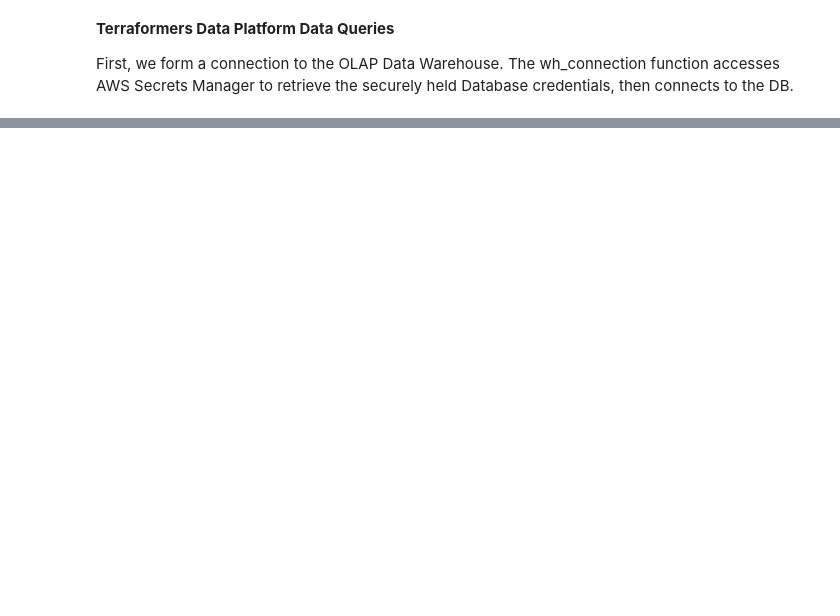
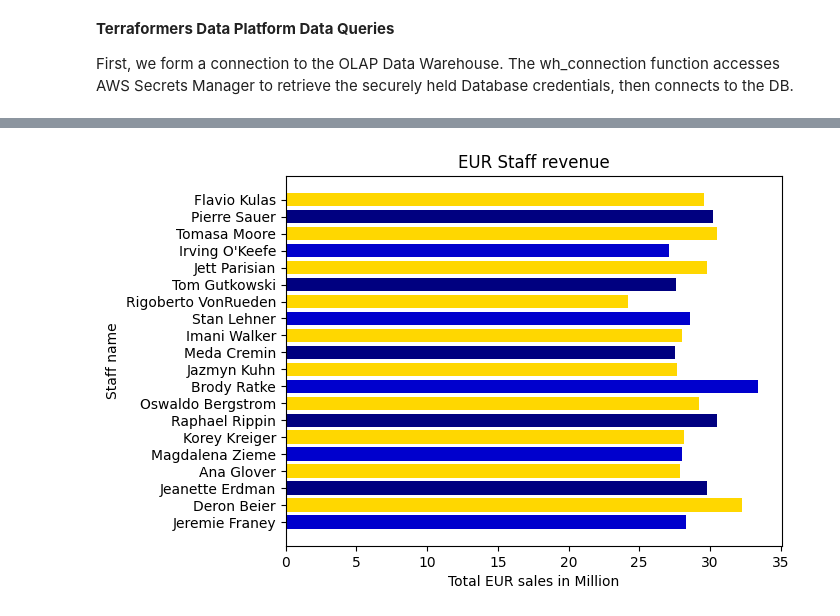
Before and after one commit to andrewstride/NC-ETL-project, a Jupyter notebook: python/data_queries.ipynb, the cells around one changed output, grey strips where cells are left out. Drawn from its saved outputs; the diff is of its cells as text; code cells hidden in the pictures; blank space fills up the shorter version.

```diff
--- a/python/data_queries.ipynb
+++ b/python/data_queries.ipynb
@@ -49,0 +51,19 @@ plt.show()
+# %%
+sales_eur_by_staff_rows = conn.run("""SELECT ROUND((SUM(units_sold * unit_price)/1000000), 1)
+                       AS total_mil_eur_sold, CONCAT (first_name, ' ', last_name) AS staff_name
+                       FROM fact_sales_order
+                       JOIN dim_staff
+                       ON staff_id = sales_staff_id
+                       JOIN dim_currency
+                       ON fact_sales_order.currency_id = dim_currency.currency_id
+                       WHERE dim_currency.currency_code = 'EUR'
+                       GROUP BY staff_id, dim_currency.currency_code;""")
+fsales_cols = [col['name'] for col in conn.columns]
+eur_df = pd.DataFrame(sales_eur_by_staff_rows, columns=fsales_cols)
+plt.barh(eur_df['staff_name'], eur_df['total_mil_eur_sold'], color=['mediumblue', 'gold','navy', 'gold'])
+plt.xlabel("Total EUR sales in Million")
+plt.ylabel("Staff name")
+plt.title("EUR Staff revenue")
+plt.show()
+# %% [output]
+[figure, added]
```
Also changed, not shown: parts of 16 cells of this notebook.
